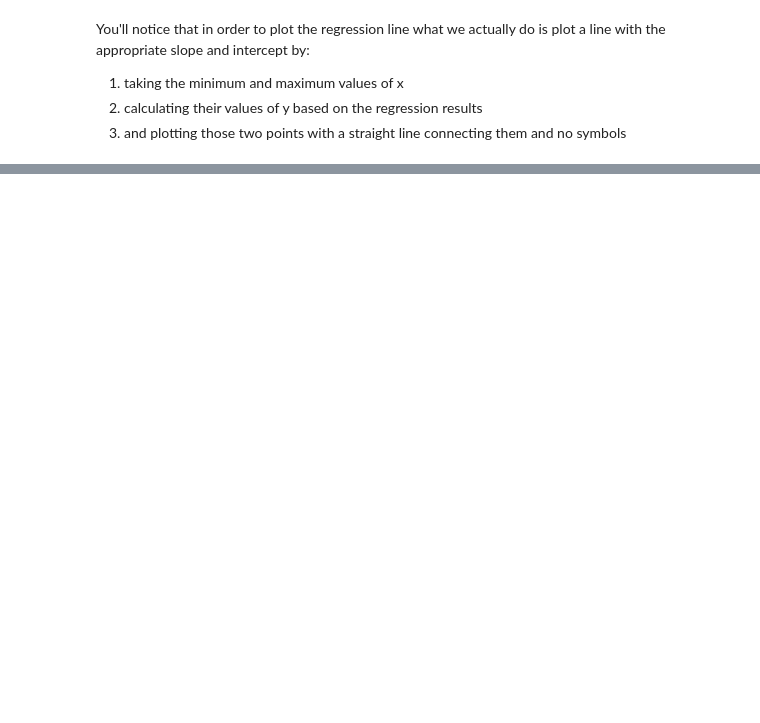
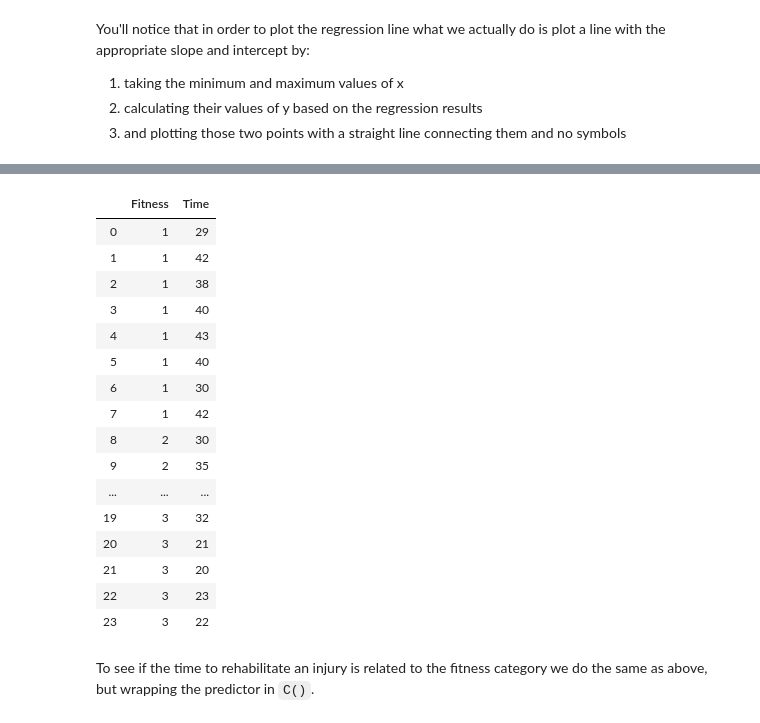
Before and after one commit to datacarpentry/semester-biology, a Jupyter notebook: ipynbs/statistics.ipynb, the cells around one changed output, grey strips where cells are left out. Drawn from its saved outputs; the diff is of its cells as text; code cells hidden in the pictures; blank space fills up the shorter version.

```diff
--- a/ipynbs/statistics.ipynb
+++ b/ipynbs/statistics.ipynb
@@ -113,0 +252,25 @@ plot a line with the appropriate slope and intercept by:
+# %%
+url = 'http://stats191.stanford.edu/data/rehab.csv'
+rehab_table = pd.read_table(url, delimiter=",")
+rehab_table
+# %% [output]
+|  | Fitness | Time |
+| 0 | 1 | 29 |
+| 1 | 1 | 42 |
+| 2 | 1 | 38 |
+| 3 | 1 | 40 |
+| 4 | 1 | 43 |
+| 5 | 1 | 40 |
+| 6 | 1 | 30 |
+| 7 | 1 | 42 |
+| 8 | 2 | 30 |
+| 9 | 2 | 35 |
+| ... | ... | ... |
+| 19 | 3 | 32 |
+| 20 | 3 | 21 |
+| 21 | 3 | 20 |
+| 22 | 3 | 23 |
+| 23 | 3 | 22 |
+# %% [markdown]
+To see if the time to rehabilitate an injury is related to the fitness category we do the same as above,
+but wrapping the predictor in ``C()``.
```
Also changed, not shown: parts of 26 cells of this notebook.
